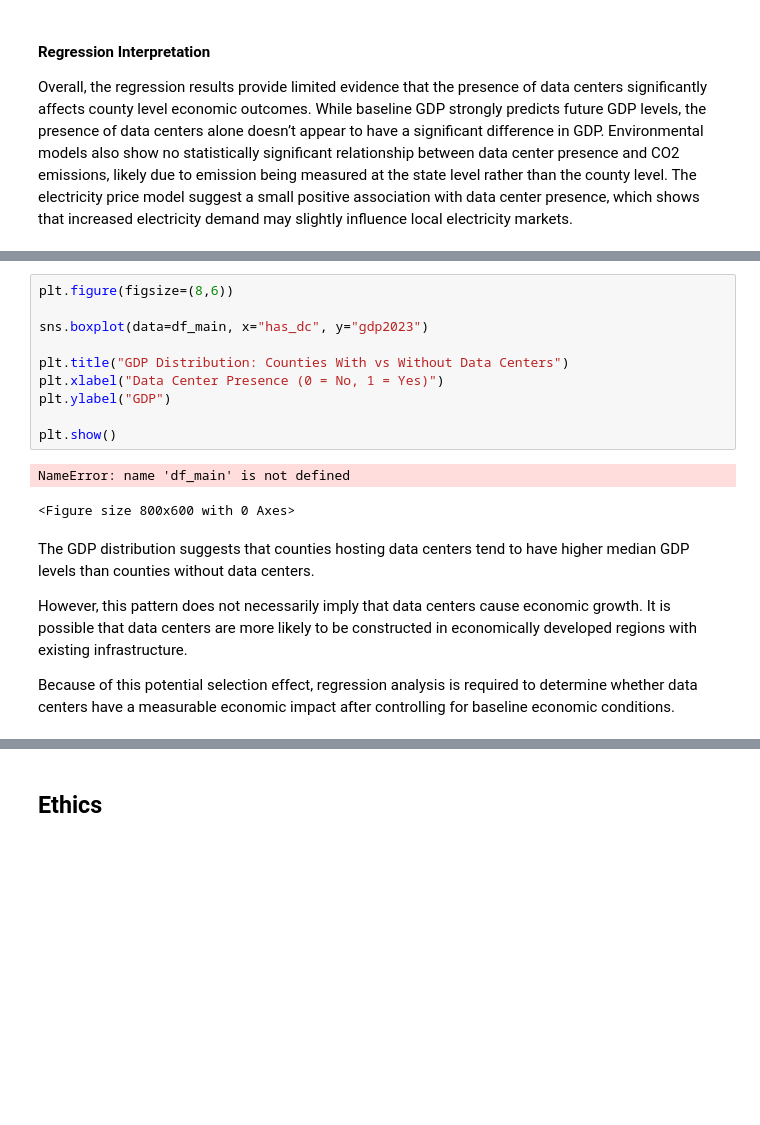
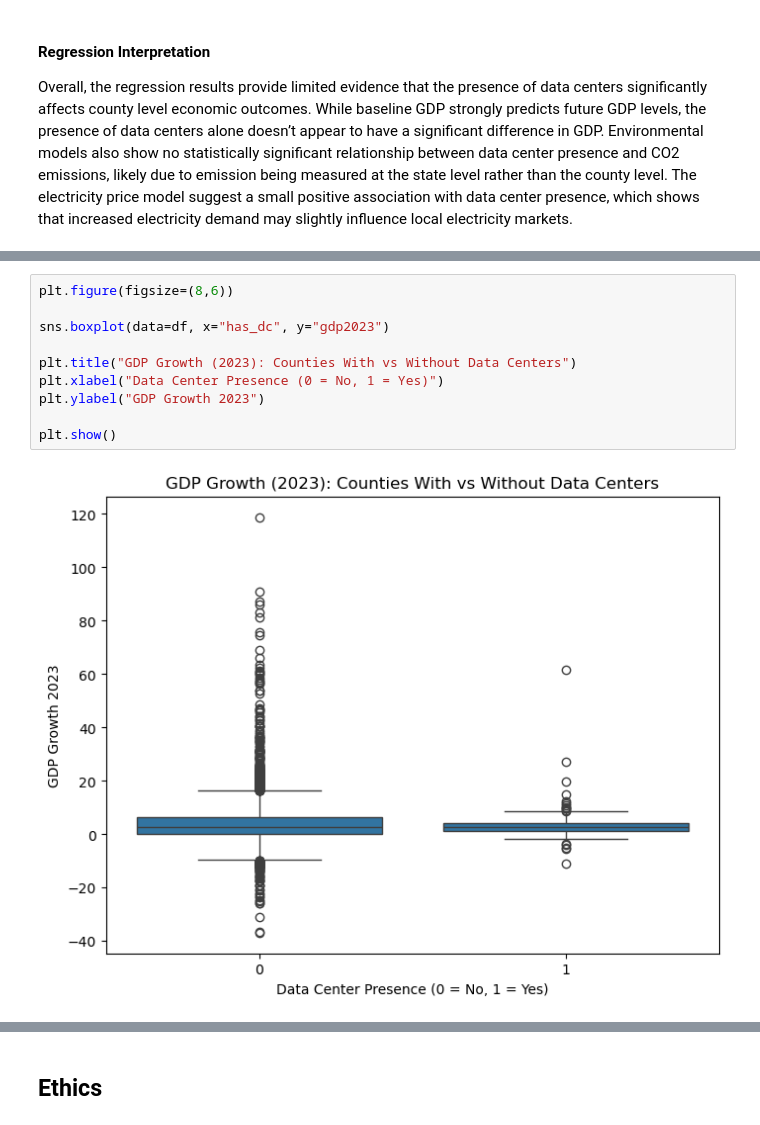
Before and after one commit to COGS108/Group147_WI26, a Jupyter notebook: 03-FinalProject.ipynb, the cells around one changed output, grey strips where cells are left out. Saved outputs shown, nothing was run; the diff lists cells and outputs as text; blank space fills up the shorter version.

```diff
--- a/03-FinalProject.ipynb
+++ b/03-FinalProject.ipynb
@@ -745,19 +746,12 @@ This distribution also suggests that regional economic differences may already e
 # %%
 plt.figure(figsize=(8,6))
 
-sns.boxplot(data=df_main, x="has_dc", y="gdp2023")
+sns.boxplot(data=df, x="has_dc", y="gdp2023")
 
-plt.title("GDP Distribution: Counties With vs Without Data Centers")
+plt.title("GDP Growth (2023): Counties With vs Without Data Centers")
 plt.xlabel("Data Center Presence (0 = No, 1 = Yes)")
-plt.ylabel("GDP")
+plt.ylabel("GDP Growth 2023")
 
 plt.show()
 # %% [output]
-NameError: name 'df_main' is not defined
-<Figure size 800x600 with 0 Axes>
+[figure, added]
-# %% [markdown]
-The GDP distribution suggests that counties hosting data centers tend to have higher median GDP levels than counties without data centers.
-
-However, this pattern does not necessarily imply that data centers cause economic growth. It is possible that data centers are more likely to be constructed in economically developed regions with existing infrastructure.
-
-Because of this potential selection effect, regression analysis is required to determine whether data centers have a measurable economic impact after controlling for baseline economic conditions.
```
Also changed, not shown: parts of 20 cells of this notebook.
